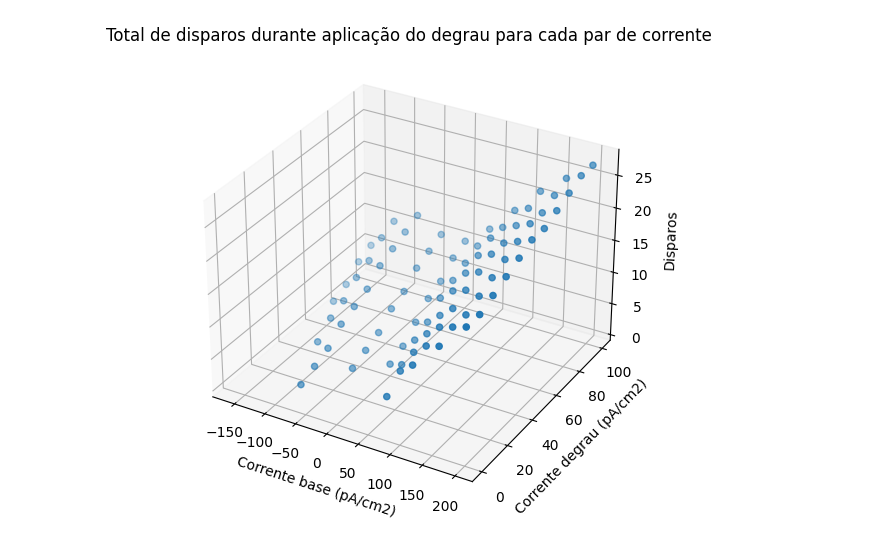
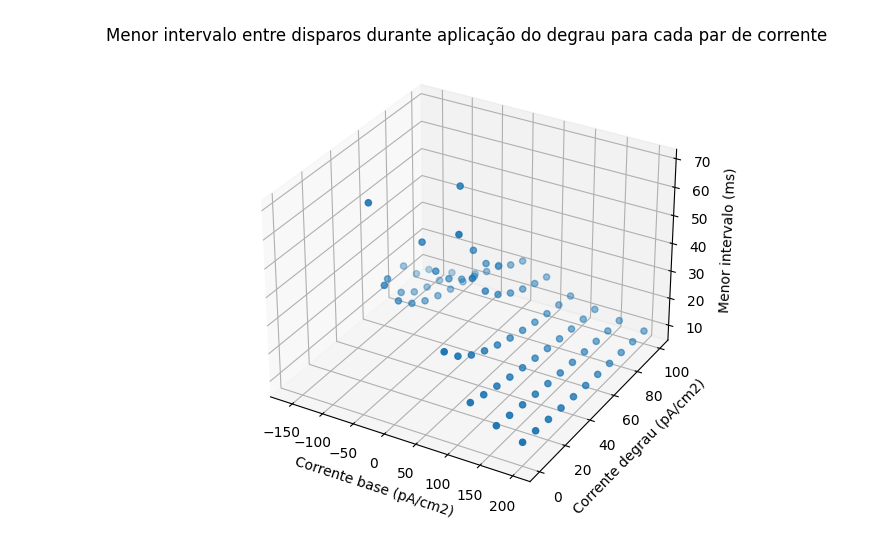
Before and after one commit to rfscorrea/listas-neurociencia-profroque, a Jupyter notebook: lista3/exercicio2_loop.ipynb, the cells around one changed output. Cells and saved outputs as stored; diff of their text form; code cells hidden in the pictures.

```diff
--- a/lista3/exercicio2_loop.ipynb
+++ b/lista3/exercicio2_loop.ipynb
@@ -56,6 +56,7 @@ menoresIntervalos = []
 correntes_degrau = []
 correntes_base = []
 # %%
+# loop para diferentes pares de correntes base e degrau
 for m in range(11):
     for k in range(11):
         # corrente injetada
@@ -98,15 +99,15 @@ for m in range(11):
         totalDisparos.append(disparos)
 
         # intervalos entre disparos em segundos
-        for i in range(len(temposDisparos)-1):
-            intervalo = temposDisparos[i+1] - temposDisparos[i]
-            intervalosDisparos.append(intervalo)
+        if disparos > 1:
+            for i in range(len(temposDisparos)-1):
+                intervalo = temposDisparos[i+1] - temposDisparos[i]
+                intervalosDisparos.append(intervalo)
+        else:
+            intervalosDisparos.append(0)    # nao houve disparo
 
-        if len(intervalosDisparos) <= 1:    # se houver apenas um ou nenhum disparo
-            menor = 0
-        else:
-            menor = min(intervalosDisparos) * 1000  #menor valor entre disparos em ms
-
+        #menor valor entre disparos em ms
+        menor = min(intervalosDisparos) * 1000
         menoresIntervalos.append(menor)
 
         # resetar os vetores
@@ -132,18 +149,29 @@ for i in range(len(totalDisparos)):
 # %%
+# limpar os valores em que ocorre um ou nenhum disparo
+correntesBase_clear2 = []
+correntesDegrau_clear2 = []
+menoresIntervalos_clear = []
+
+for i in range(len(totalDisparos)):
+    if totalDisparos[i] > 1:
+        correntesBase_clear2.append(correntes_base[i])
+        correntesDegrau_clear2.append(correntes_degrau[i])
+        menoresIntervalos_clear.append(menoresIntervalos[i])
+
 # Criação da figura e do objeto Axes3D
 fig = plt.figure(figsize=(7,6))
 ax = fig.add_subplot(111, projection='3d')
 
 # Criação do gráfico de dispersão tridimensional
-ax.scatter(correntesBase_clear, correntesDegrau_clear, totalDisparos_clear)
+ax.scatter(correntesBase_clear2, correntesDegrau_clear2, menoresIntervalos_clear)
 
 # Configuração dos rótulos dos eixos
-ax.set_title('Total de disparos durante aplicação do degrau para cada par de corrente')
+ax.set_title('Menor intervalo entre disparos durante aplicação do degrau para cada par de corrente')
 ax.set_xlabel('Corrente base (pA/cm2)')
 ax.set_ylabel('Corrente degrau (pA/cm2)')
-ax.set_zlabel('Disparos')
+ax.set_zlabel('Menor intervalo (ms)')
 
 # Exibição do gráfico
 plt.show()
 # %% [output]
-[figure, old version]
+[figure, new version]
```
Also changed, not shown: parts of 3 cells of this notebook, 1 other file.
